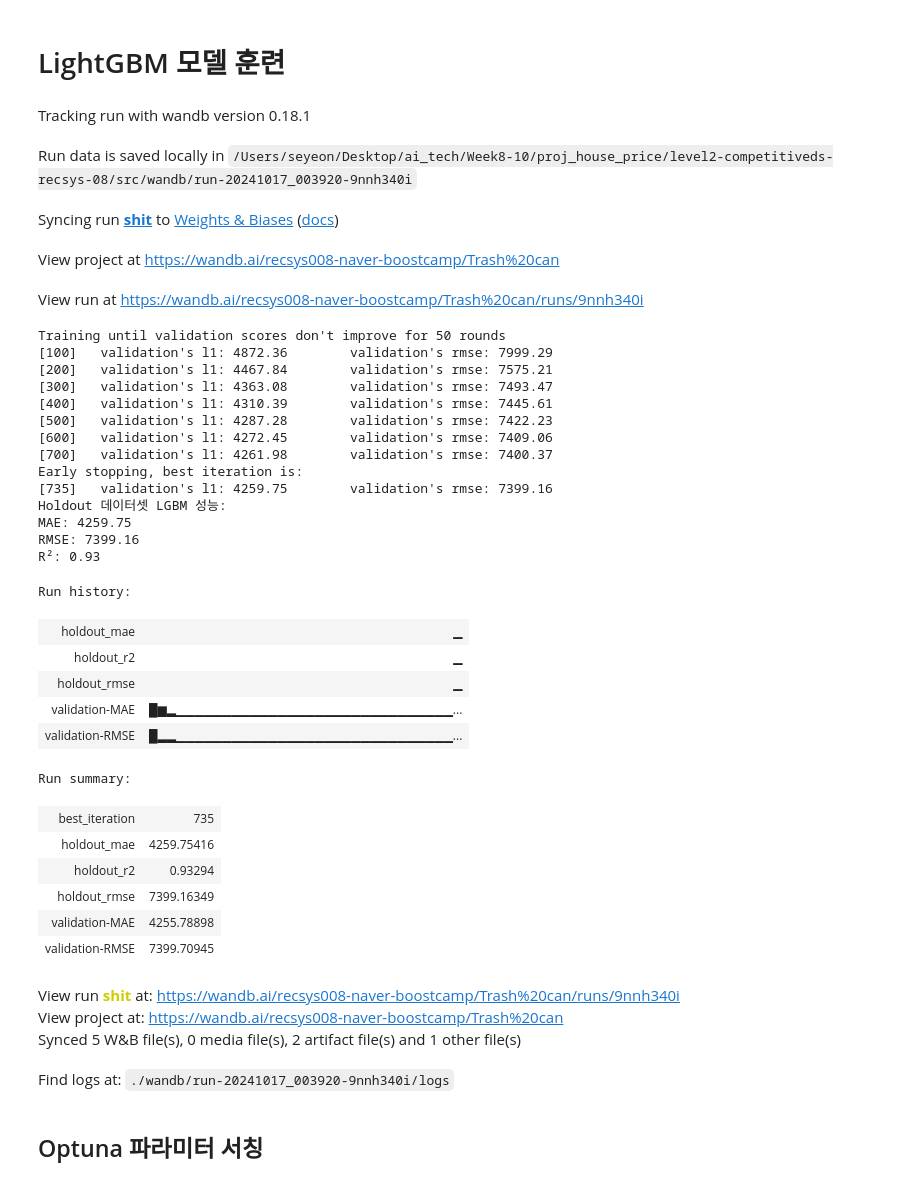
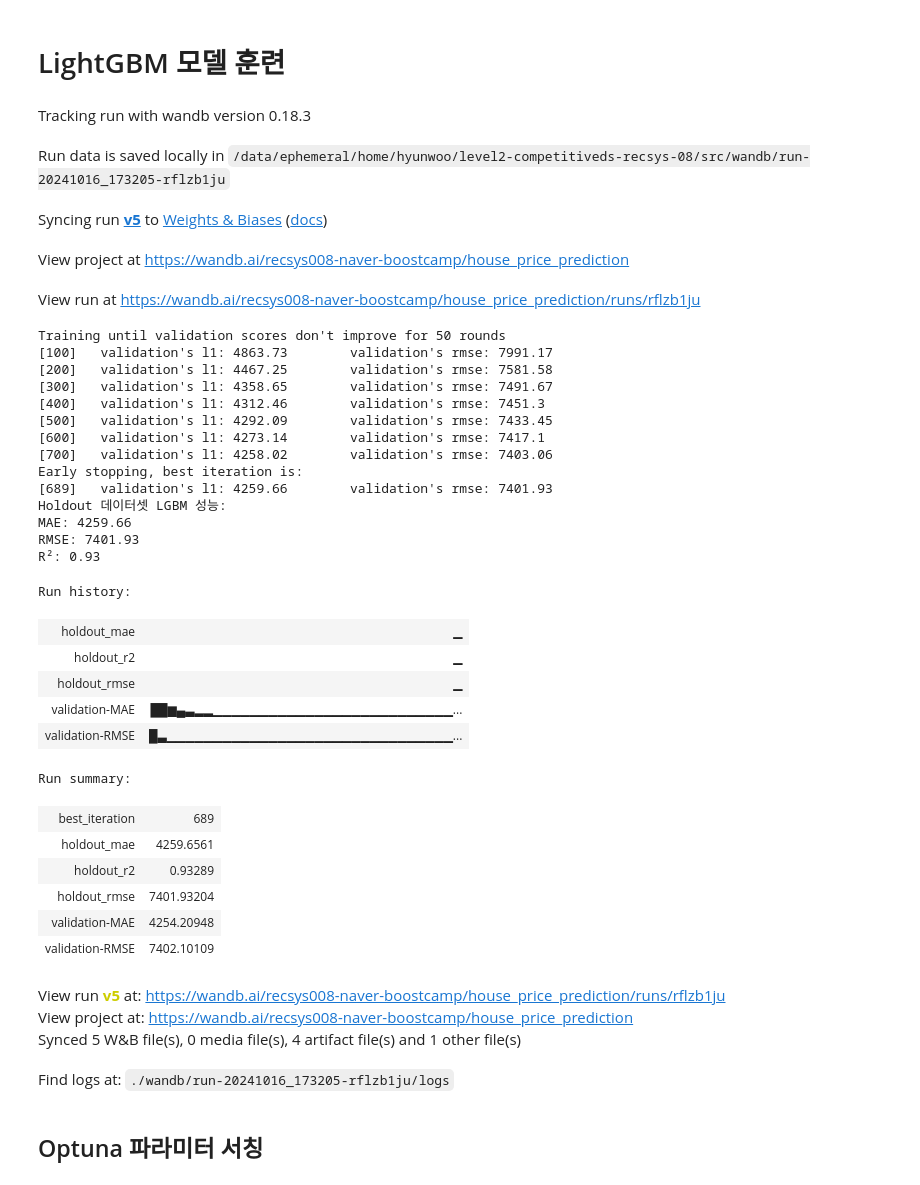
Before and after one commit to boostcampaitech7/level2-competitiveds-recsys-08, a Jupyter notebook: src/baseline.ipynb, the cells around one changed output. Drawn from its saved outputs; the diff is of its cells as text; code cells hidden in the pictures.

```diff
--- a/src/baseline.ipynb
+++ b/src/baseline.ipynb
@@ -48,7 +46,7 @@ np.random.seed(RANDOM_SEED)
 # %% [markdown]
 # 데이터 불러오기
 # %%
-path = "../../data/"  # 알잘딱 수정
+path = "../../../data/"  # 알잘딱 수정
 train_data = pd.read_csv(path + 'train.csv')
 test_data = pd.read_csv(path + 'test.csv')
 sample_submission = pd.read_csv(path + 'sample_submission.csv')
@@ -289,7 +301,7 @@ X_holdout = X_holdout[train_columns]
 # LightGBM 모델 훈련
 # %%
 # wandb 초기화
-wandb.init(project="Trash can", name="shit", entity="recsys008-naver-boostcamp")  # 실험명에 따라 name, entity 등 변경해주기!!
+wandb.init(project="house_price_prediction", name="v5", entity="recsys008-naver-boostcamp")  # 실험명에 따라 name, entity 등 변경해주기!!
 
 # LightGBM 파라미터 설정
 lgb_params = {
@@ -327,7 +339,7 @@ lgb_model = lgb.train(
 )
 
 # 특성 중요도 로깅
-lgb_log_summary(lgb_model)
+log_summary(lgb_model)
 
 # Holdout 데이터 예측 - validation 데이터에 대해 가장 좋았던 iteration 사용
 lgb_holdout_pred = lgb_model.predict(X_holdout, num_iteration=lgb_model.best_iteration)
@@ -335,60 +347,60 @@ lgb_holdout_pred = lgb_model.predict(X_holdout, num_iteration=lgb_model.best_ite
 # 성능 메트릭 계산
 lgb_holdout_mae = mean_absolute_error(y_holdout, lgb_holdout_pred)
 lgb_holdout_rmse = np.sqrt(mean_squared_error(y_holdout, lgb_holdout_pred))
 lgb_holdout_r2 = r2_score(y_holdout, lgb_holdout_pred)
 
 # wandb에 성능 지표 로깅
 wandb.log({
     "holdout_mae": lgb_holdout_mae,
     "holdout_rmse": lgb_holdout_rmse,
     "holdout_r2": lgb_holdout_r2
 })
 
 # 결과 출력
 print("Holdout 데이터셋 LGBM 성능:")
 print(f"MAE: {lgb_holdout_mae:.2f}")
 print(f"RMSE: {lgb_holdout_rmse:.2f}")
 print(f"R²: {lgb_holdout_r2:.2f}")
 
 # wandb 실험 종료
 wandb.finish()
 # %% [output]
-Tracking run with wandb version 0.18.1
+Tracking run with wandb version 0.18.3
-Run data is saved locally in /Users/seyeon/Desktop/ai_tech/Week8-10/proj_house_price/level2-competitiveds-recsys-08/src/wandb/run-20241017_003920-9nnh340i
+Run data is saved locally in /data/ephemeral/home/hyunwoo/level2-competitiveds-recsys-08/src/wandb/run-20241016_173205-rflzb1ju
-Syncing run shit to Weights & Biases (docs)
+Syncing run v5 to Weights & Biases (docs)
-View project at https://wandb.ai/recsys008-naver-boostcamp/Trash%20can
+View project at https://wandb.ai/recsys008-naver-boostcamp/house_price_prediction
-View run at https://wandb.ai/recsys008-naver-boostcamp/Trash%20can/runs/9nnh340i
+View run at https://wandb.ai/recsys008-naver-boostcamp/house_price_prediction/runs/rflzb1ju
 Training until validation scores don't improve for 50 rounds
-[100]   validation's l1: 4872.36        validation's rmse: 7999.29
-[200]   validation's l1: 4467.84        validation's rmse: 7575.21
-[300]   validation's l1: 4363.08        validation's rmse: 7493.47
-[400]   validation's l1: 4310.39        validation's rmse: 7445.61
-[500]   validation's l1: 4287.28        validation's rmse: 7422.23
-[600]   validation's l1: 4272.45        validation's rmse: 7409.06
-[700]   validation's l1: 4261.98        validation's rmse: 7400.37
+[100]   validation's l1: 4863.73        validation's rmse: 7991.17
+[200]   validation's l1: 4467.25        validation's rmse: 7581.58
+[300]   validation's l1: 4358.65        validation's rmse: 7491.67
+[400]   validation's l1: 4312.46        validation's rmse: 7451.3
+[500]   validation's l1: 4292.09        validation's rmse: 7433.45
+[600]   validation's l1: 4273.14        validation's rmse: 7417.1
+[700]   validation's l1: 4258.02        validation's rmse: 7403.06
 Early stopping, best iteration is:
-[735]   validation's l1: 4259.75        validation's rmse: 7399.16
+[689]   validation's l1: 4259.66        validation's rmse: 7401.93
 Holdout 데이터셋 LGBM 성능:
-MAE: 4259.75
-RMSE: 7399.16
+MAE: 4259.66
+RMSE: 7401.93
 R²: 0.93
 Run history:
 | holdout_mae | ▁ |
 | holdout_r2 | ▁ |
 | holdout_rmse | ▁ |
-| validation-MAE | █▆▂▁▁▁▁▁▁▁▁▁▁▁▁▁▁▁▁▁▁▁▁▁▁▁▁▁▁▁▁▁▁... |
-| validation-RMSE | █▂▂▁▁▁▁▁▁▁▁▁▁▁▁▁▁▁▁▁▁▁▁▁▁▁▁▁▁▁▁▁▁... |
+| validation-MAE | ██▆▄▃▂▂▁▁▁▁▁▁▁▁▁▁▁▁▁▁▁▁▁▁▁▁▁▁▁▁▁▁... |
+| validation-RMSE | █▃▁▁▁▁▁▁▁▁▁▁▁▁▁▁▁▁▁▁▁▁▁▁▁▁▁▁▁▁▁▁▁... |
 Run summary:
-| best_iteration | 735 |
-| holdout_mae | 4259.75416 |
-| holdout_r2 | 0.93294 |
-| holdout_rmse | 7399.16349 |
-| validation-MAE | 4255.78898 |
-| validation-RMSE | 7399.70945 |
+| best_iteration | 689 |
+| holdout_mae | 4259.6561 |
+| holdout_r2 | 0.93289 |
+| holdout_rmse | 7401.93204 |
+| validation-MAE | 4254.20948 |
+| validation-RMSE | 7402.10109 |
-View run shit at: https://wandb.ai/recsys008-naver-boostcamp/Trash%20can/runs/9nnh340i
-View project at: https://wandb.ai/recsys008-naver-boostcamp/Trash%20can
-Synced 5 W&B file(s), 0 media file(s), 2 artifact file(s) and 1 other file(s)
+View run v5 at: https://wandb.ai/recsys008-naver-boostcamp/house_price_prediction/runs/rflzb1ju
+View project at: https://wandb.ai/recsys008-naver-boostcamp/house_price_prediction
+Synced 5 W&B file(s), 0 media file(s), 4 artifact file(s) and 1 other file(s)
-Find logs at: ./wandb/run-20241017_003920-9nnh340i/logs
+Find logs at: ./wandb/run-20241016_173205-rflzb1ju/logs
 # %% [markdown]
 ## Optuna 파라미터 서칭
 # %%
```
Also changed, not shown: parts of 10 cells of this notebook.
